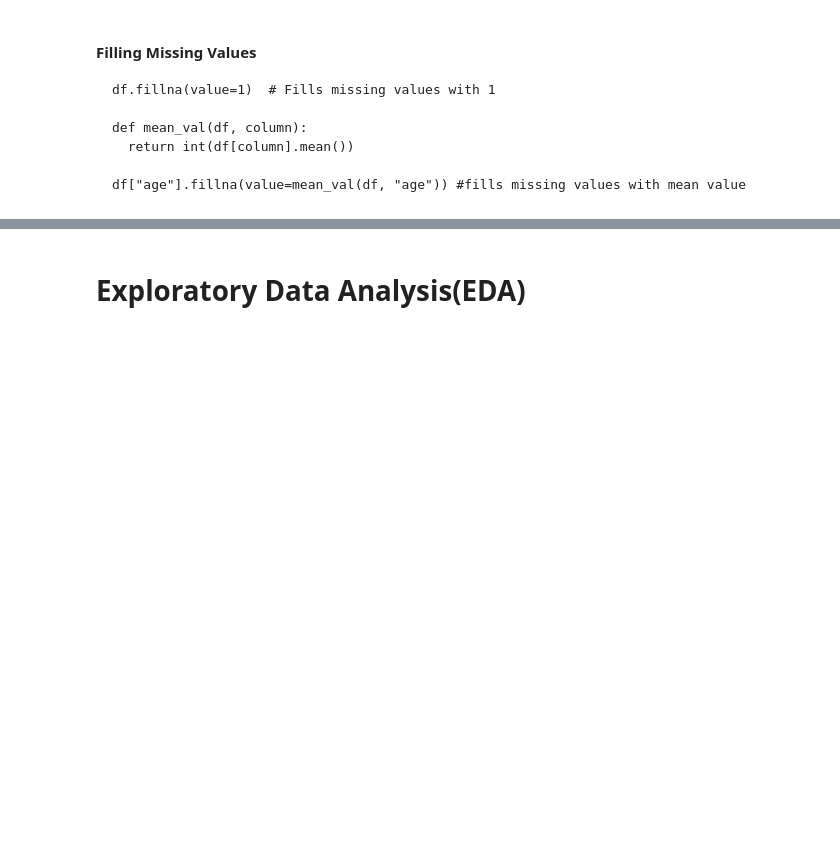
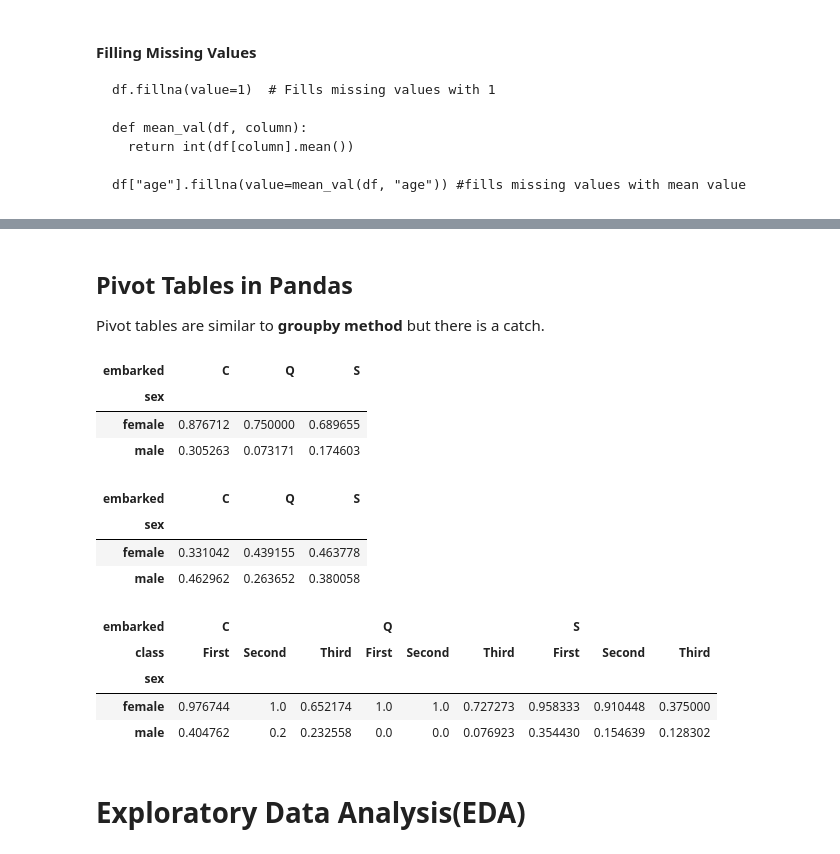
Before and after one commit to Trigenaris/Tutorial-for-Data-Literacy-Pandas-Library-and-EDA, a Jupyter notebook: Data_Literacy,_Pandas_and_EDA(Exploration_Data_Analysis).ipynb, the cells around one changed output, grey strips where cells are left out. Saved outputs shown, nothing was run; the diff lists cells and outputs as text; code cells hidden in the pictures; blank space fills up the shorter version.

```diff
--- a/Data_Literacy,_Pandas_and_EDA(Exploration_Data_Analysis).ipynb
+++ b/Data_Literacy,_Pandas_and_EDA(Exploration_Data_Analysis).ipynb
@@ -918,3 +999,33 @@ df.isnull().sum().sum()
+# %% [markdown]
+<a id="pivot"></a>
+## Pivot Tables in Pandas
+
+Pivot tables are similar to **groupby method** but there is a catch.
+# %%
+df.pivot_table(values="survived", index="sex", columns="embarked")
+# survived ratio based on gender and embarkation
+# %% [output]
+| embarked | C | Q | S |
+| sex |  |  |  |
+| female | 0.876712 | 0.750000 | 0.689655 |
+| male | 0.305263 | 0.073171 | 0.174603 |
+# %%
+df.pivot_table(values="survived", index="sex", columns="embarked", aggfunc="std")
+# the same as above but an aggregated function is changed as standard deviation (default is 'mean')
+# %% [output]
+| embarked | C | Q | S |
+| sex |  |  |  |
+| female | 0.331042 | 0.439155 | 0.463778 |
+| male | 0.462962 | 0.263652 | 0.380058 |
+# %%
+df.pivot_table("survived", "sex", ["embarked", "class"])
+# multiple columns can be added
+# %% [output]
+| embarked | C |  |  | Q |  |  | S |  |  |
+| class | First | Second | Third | First | Second | Third | First | Second | Third |
+| sex |  |  |  |  |  |  |  |  |  |
+| female | 0.976744 | 1.0 | 0.652174 | 1.0 | 1.0 | 0.727273 | 0.958333 | 0.910448 | 0.375000 |
+| male | 0.404762 | 0.2 | 0.232558 | 0.0 | 0.0 | 0.076923 | 0.354430 | 0.154639 | 0.128302 |
 # %% [markdown]
 # Exploratory Data Analysis(EDA)
 # %% [markdown]
```
Also changed, not shown: parts of 21 cells of this notebook.
